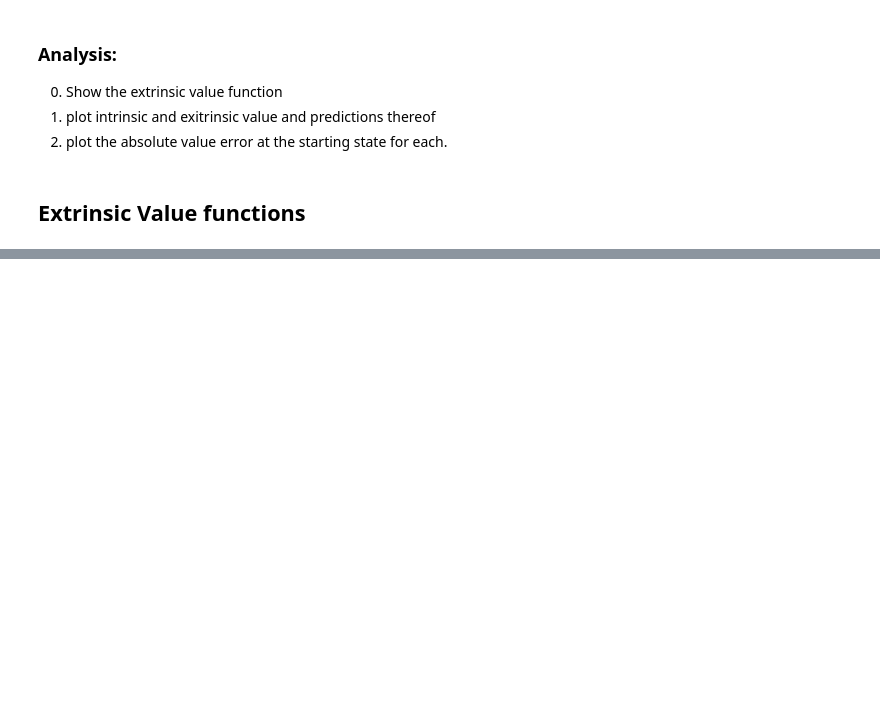
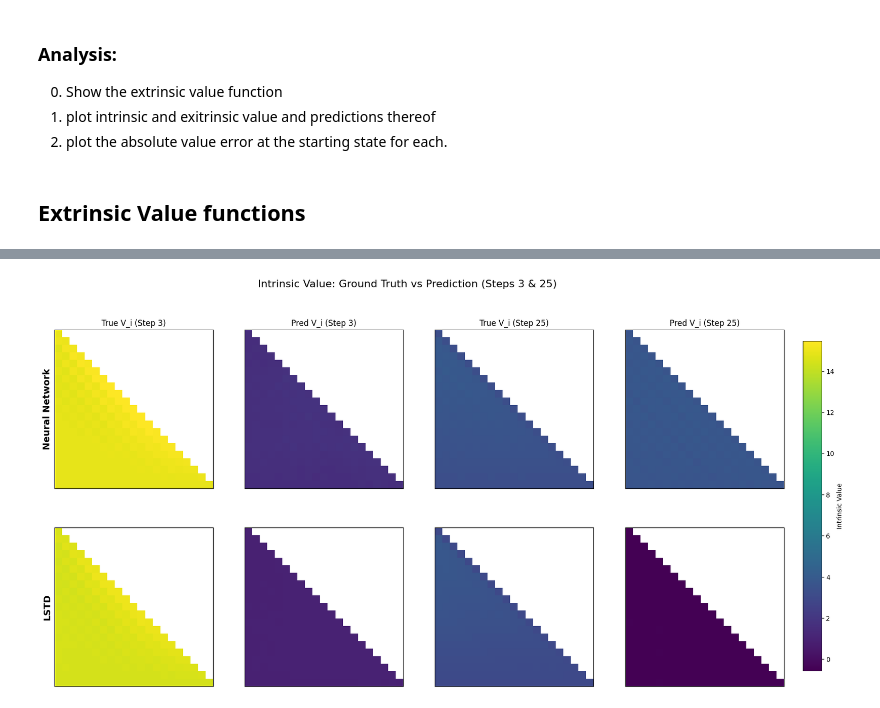
Before and after one commit to dillonmsandhu/td-avar-explore, a Jupyter notebook: deep/deepsea_v.ipynb, the cells around one changed output, grey strips where cells are left out. Saved outputs shown, nothing was run; the diff lists cells and outputs as text; code cells hidden in the pictures; blank space fills up the shorter version.

```diff
--- a/deep/deepsea_v.ipynb
+++ b/deep/deepsea_v.ipynb
@@ -156,0 +208,81 @@ Array([[0.04848   , 1.1031157 , 1.0584165 , 0.95341885, 0.95337987],
+# %%
+import matplotlib.pyplot as plt
+import jax.numpy as jnp
+import numpy as np
+
+# 1. Setup & Masking
+N = net_config['DEEPSEA_SIZE']
+reachable_mask = np.tril(np.ones((N, N)))
+
+def get_masked_grid(metric_array, step_idx, seed_idx=0):
+    """Extracts grid, applies mask, and sets non-reachable to NaN for plotting."""
+    grid = metric_array[seed_idx, step_idx]
+    # Apply mask: Keep reachable, set others to NaN
+    masked_grid = np.where(reachable_mask == 1, grid, np.nan)
+    return masked_grid
+
+# 2. Extract Data for Plotting
+# Steps to visualize
+t1, t2 = 3, 25
+
+# Row 1: Network Data
+net_true_t1 = get_masked_grid(net_metrics['v_i'], t1)
+net_pred_t1 = get_masked_grid(net_metrics['v_i_pred'], t1)
+net_true_t2 = get_masked_grid(net_metrics['v_i'], t2)
+net_pred_t2 = get_masked_grid(net_metrics['v_i_pred'], t2)
+
+# Row 2: LSTD Data
+lstd_true_t1 = get_masked_grid(lstd_metrics['v_i'], t1)
+lstd_pred_t1 = get_masked_grid(lstd_metrics['fast_v_i_pred'], t1) # Using fast_v_i_pred
+lstd_true_t2 = get_masked_grid(lstd_metrics['v_i'], t2)
+lstd_pred_t2 = get_masked_grid(lstd_metrics['fast_v_i_pred'], t2)
+
+# 3. Compute Global Limits for Common Color Scale
+all_grids = [
+    net_true_t1, net_pred_t1, net_true_t2, net_pred_t2,
+    lstd_true_t1, lstd_pred_t1, lstd_true_t2, lstd_pred_t2
+]
+# Use nanmin/nanmax to ignore the masked regions
+vmin = np.nanmin(all_grids)
+vmax = np.nanmax(all_grids)
+
+# 4. Plotting
+fig, axes = plt.subplots(2, 4, figsize=(20, 10))
+
+# Row 1: Neural Network
+rows = ["Neural Network", "LSTD"]
+data_matrix = [
+    [net_true_t1, net_pred_t1, net_true_t2, net_pred_t2],
+    [lstd_true_t1, lstd_pred_t1, lstd_true_t2, lstd_pred_t2]
+]
+
+titles = [
+    f"True V_i (Step {t1})", f"Pred V_i (Step {t1})",
+    f"True V_i (Step {t2})", f"Pred V_i (Step {t2})"
+]
+
+for row_idx in range(2):
+    for col_idx in range(4):
+        ax = axes[row_idx, col_idx]
+        grid = data_matrix[row_idx][col_idx]
+
+        im = ax.imshow(grid, cmap='viridis', vmin=vmin, vmax=vmax)
+
+        # Formatting
+        if col_idx == 0:
+            ax.set_ylabel(rows[row_idx], fontsize=14, fontweight='bold')
+
+        if row_idx == 0:
+            ax.set_title(titles[col_idx], fontsize=12)
+
+        ax.set_xticks([])
+        ax.set_yticks([])
+
+# Add a single Colorbar for the whole figure
+cbar_ax = fig.add_axes([0.92, 0.15, 0.02, 0.7]) # [left, bottom, width, height]
+fig.colorbar(im, cax=cbar_ax, label='Intrinsic Value')
+
+plt.suptitle(f"Intrinsic Value: Ground Truth vs Prediction (Steps {t1} & {t2})", fontsize=16)
+plt.show()
+# %% [output]
+[figure, added]
```
Also changed, not shown: parts of 20 cells of this notebook, 3 other files.
